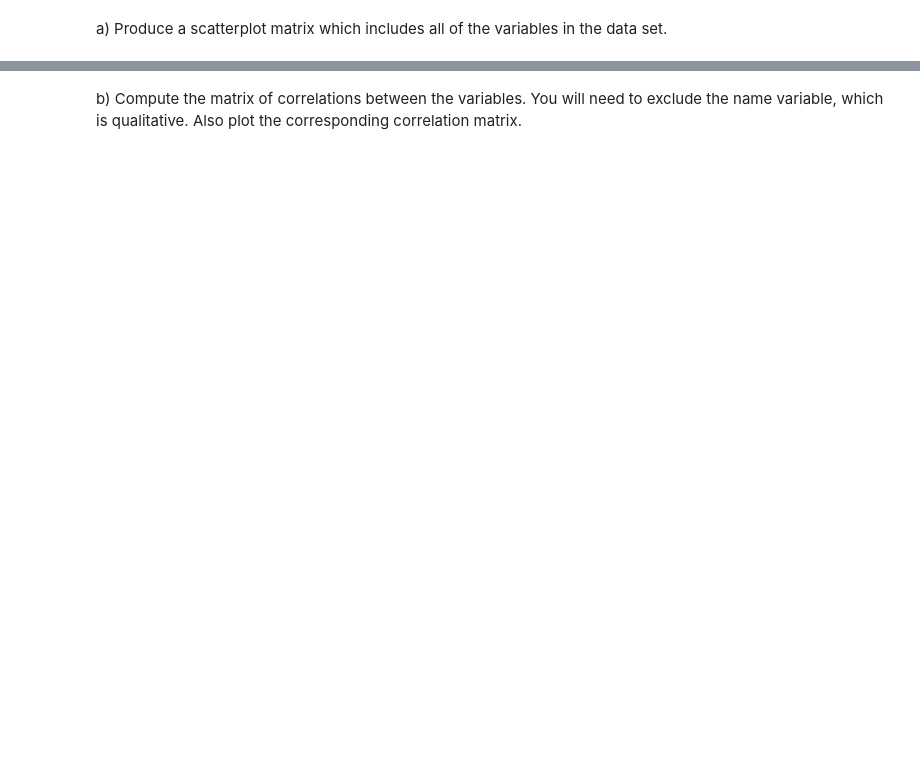
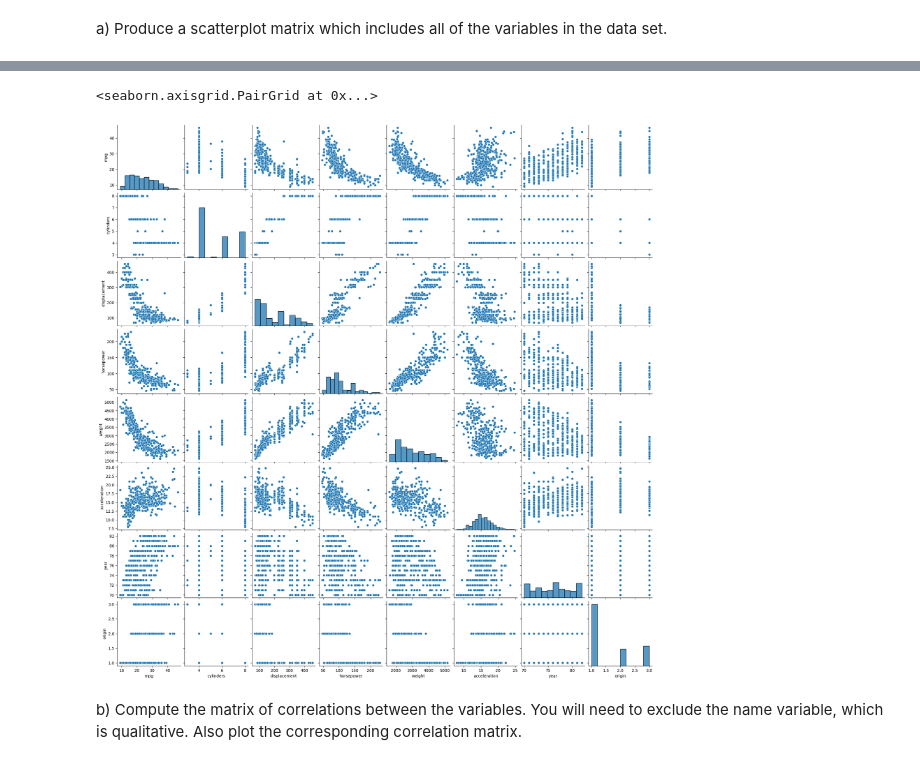
Before and after one commit to YashviKommidi/Machine_learning_26, a Jupyter notebook: INFO521_HW3.ipynb, the cells around one changed output, grey strips where cells are left out. Drawn from its saved outputs; the diff is of its cells as text; code cells hidden in the pictures; blank space fills up the shorter version.

```diff
--- a/INFO521_HW3.ipynb
+++ b/INFO521_HW3.ipynb
@@ -164,3 +353,9 @@ a) Produce a scatterplot matrix which includes all of the variables in the data
+# %%
+# creating a scatter plot without removing the name column, still we get same because it automatically ignores the non numerical columns
+sns.pairplot(auto_clean)
+# %% [output]
+<seaborn.axisgrid.PairGrid at 0x...>
+[figure, added]
 # %% [markdown]
 b) Compute the matrix of correlations between the variables. You will need to exclude the name variable, which is qualitative. Also plot the corresponding correlation matrix.
 # %%
```
Also changed, not shown: parts of 18 cells of this notebook, 1 other file.
